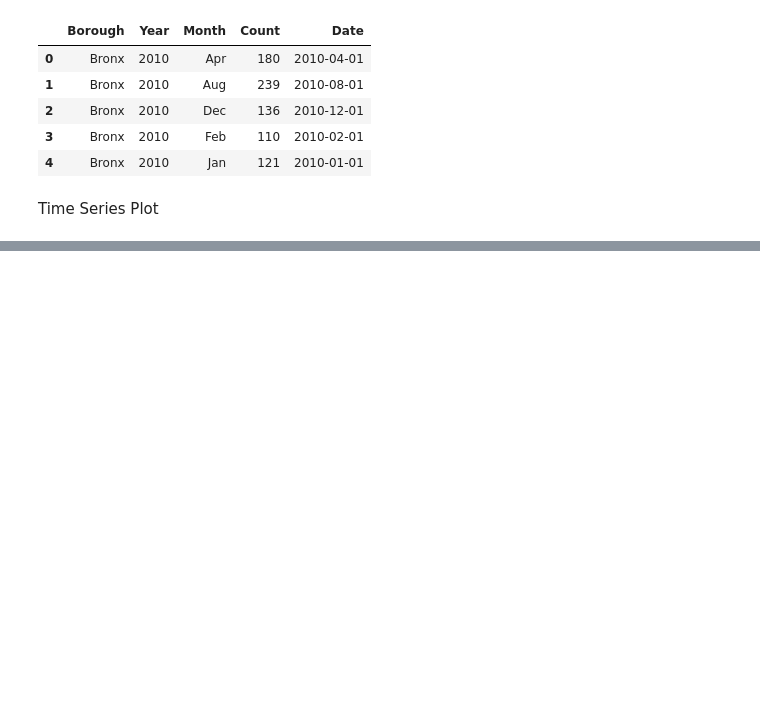
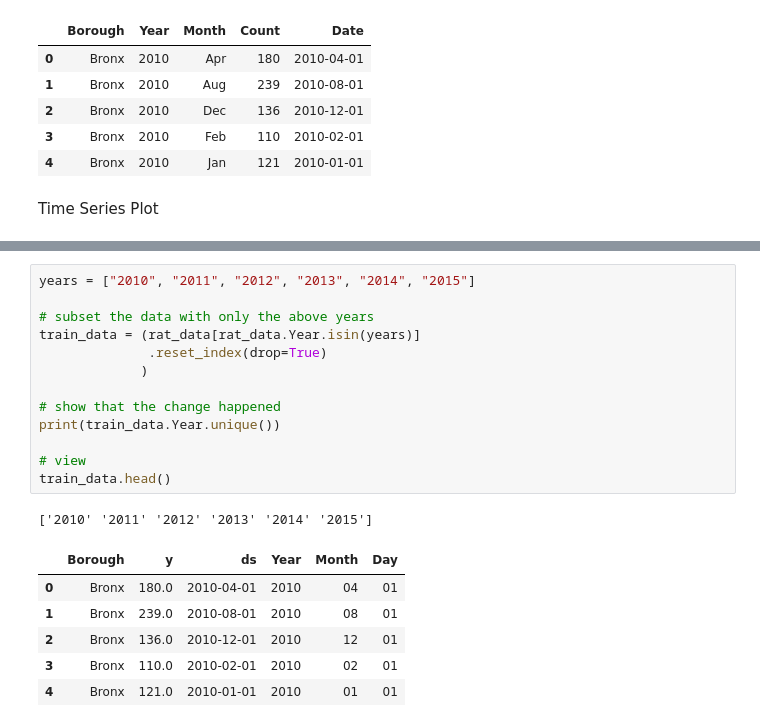
Before and after one commit to dthoma8/ratsinthecity, a Jupyter notebook: Rats in The City - Time Series Forecasting.ipynb, the cells around one changed output, grey strips where cells are left out. Cells and saved outputs as stored; diff of their text form; blank space fills up the shorter version.

```diff
--- a/Rats in The City - Time Series Forecasting.ipynb
+++ b/Rats in The City - Time Series Forecasting.ipynb
@@ -170,0 +192,21 @@ rat_data.head()
+# %%
+years = ["2010", "2011", "2012", "2013", "2014", "2015"]
+
+# subset the data with only the above years
+train_data = (rat_data[rat_data.Year.isin(years)]
+              .reset_index(drop=True)
+             )
+
+# show that the change happened
+print(train_data.Year.unique())
+
+# view
+train_data.head()
+# %% [output]
+['2010' '2011' '2012' '2013' '2014' '2015']
+|  | Borough | y | ds | Year | Month | Day |
+| 0 | Bronx | 180.0 | 2010-04-01 | 2010 | 04 | 01 |
+| 1 | Bronx | 239.0 | 2010-08-01 | 2010 | 08 | 01 |
+| 2 | Bronx | 136.0 | 2010-12-01 | 2010 | 12 | 01 |
+| 3 | Bronx | 110.0 | 2010-02-01 | 2010 | 02 | 01 |
+| 4 | Bronx | 121.0 | 2010-01-01 | 2010 | 01 | 01 |
```
Also changed, not shown: parts of 18 cells of this notebook.
